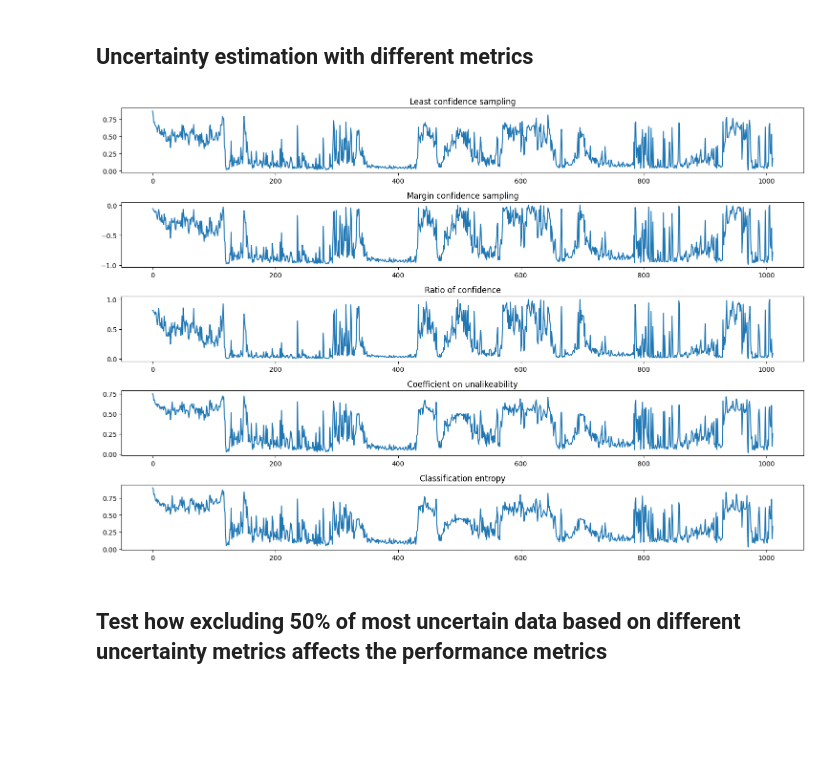
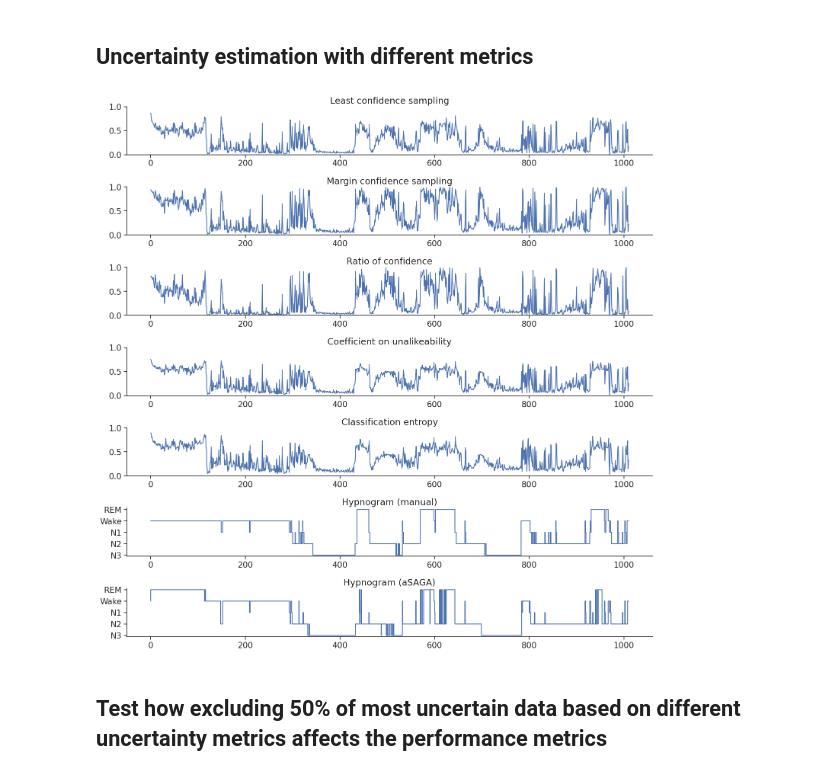
Before and after one commit to matias-olavi/aSAGA, a Jupyter notebook: GrayAreaValidation-dodh.ipynb, the cells around one changed output. Saved outputs shown, nothing was run; the diff lists cells and outputs as text; code cells hidden in the pictures; blank space fills up the shorter version.

Commit message:
updated plots

```diff
--- a/GrayAreaValidation-dodh.ipynb
+++ b/GrayAreaValidation-dodh.ipynb
@@ -3,6 +3,8 @@ import matplotlib.pyplot as plt
 import numpy as np
 import seaborn as sns
 from sklearn.metrics import classification_report, cohen_kappa_score, confusion_matrix, accuracy_score, f1_score
+%matplotlib inline
+sns.set_style('ticks')
 
 def flatten(l):
     return [item for sublist in l for item in sublist]
@@ -33,6 +35,26 @@ def show_confusion_matrix(validations, predictions, labels, title, fontsize):
     plt.xlabel("Automatic sleep staging", fontsize=fontsize)
     plt.show()
 
+def remap(hg):
+    """Change ordering of hypnogram stages to the more commonly used.
+
+    [wake, n1, n2, n3, rem] -> [n3, n2, n1, rem, wake]
+    """
+    res = np.zeros(hg.shape, dtype=hg.dtype)
+    w_idx = hg == 0
+    n1_idx = hg == 1
+    n2_idx = hg == 2
+    n3_idx = hg == 3
+    rem_idx = hg == 4
+
+    res[n3_idx] = 0
+    res[n2_idx] = 1
+    res[n1_idx] = 2
+    res[rem_idx] = 4
+    res[w_idx] = 3
+
+    return res
+
 save_path = '/main/home/matiasrus@sleep.ru.is/aSAGA_validation/pred_results/dodh/'
 # %%
 hg_tru = np.load(save_path + 'hg_true_all.npy', allow_pickle=True)
@@ -72,7 +94,7 @@ for h in hypno:
 
     # Margin confidence sampling (between two most confident samples)
 
-    u2.append(ps[:,3]-ps[:,4])
+    u2.append(1-(ps[:,4]-ps[:,3]))
 
     # Ratio of confidence (between two most confident samples)
 
@@ -86,21 +108,34 @@ for h in hypno:
 # %%
 # Example figure for one patient with different uncertainty estimates
 
-fig, ax = plt.subplots(5,1, figsize=(15,10))
-
+fig, ax = plt.subplots(7,1, figsize=(15,15))
+sns.despine()
 ax[0].plot(u1[0])
 ax[0].set_title('Least confidence sampling')
+ax[0].set_ylim([0, 1])
 ax[1].plot(u2[0])
 ax[1].set_title('Margin confidence sampling')
+ax[1].set_ylim([0, 1])
 ax[2].plot(u3[0])
 ax[2].set_title('Ratio of confidence')
+ax[2].set_ylim([0, 1])
 ax[3].plot(u4[0])
 ax[3].set_title('Coefficient on unalikeability')
+ax[3].set_ylim([0, 1])
 ax[4].plot(u5[0])
 ax[4].set_title('Classification entropy')
+ax[4].set_ylim([0, 1])
+ax[5].step(range(len(hg_tru[0])),remap(np.array(hg_tru[0])))
+ax[5].set_title('Hypnogram (manual)')
+ax[5].set_yticks(ticks=[0, 1, 2, 3, 4], labels=['N3', 'N2', 'N1', 'Wake', 'REM'])
+ax[5].set_ylim([-0.1, 4.1])
+ax[6].step(range(len(hg_pre[0])),remap(np.array(hg_pre[0])))
+ax[6].set_title('Hypnogram (aSAGA)')
+ax[6].set_yticks(ticks=[0, 1, 2, 3, 4], labels=['N3', 'N2', 'N1', 'Wake', 'REM'])
+ax[6].set_ylim([-0.1, 4.1])
 plt.tight_layout()
 # %% [output]
-[figure, old version]
+[figure, new version]
 # %% [markdown]
 ## Test how excluding 50% of most uncertain data based on different uncertainty metrics affects the performance metrics
 # %%
```
Also changed, not shown: parts of 5 cells of this notebook, 1 other file.
